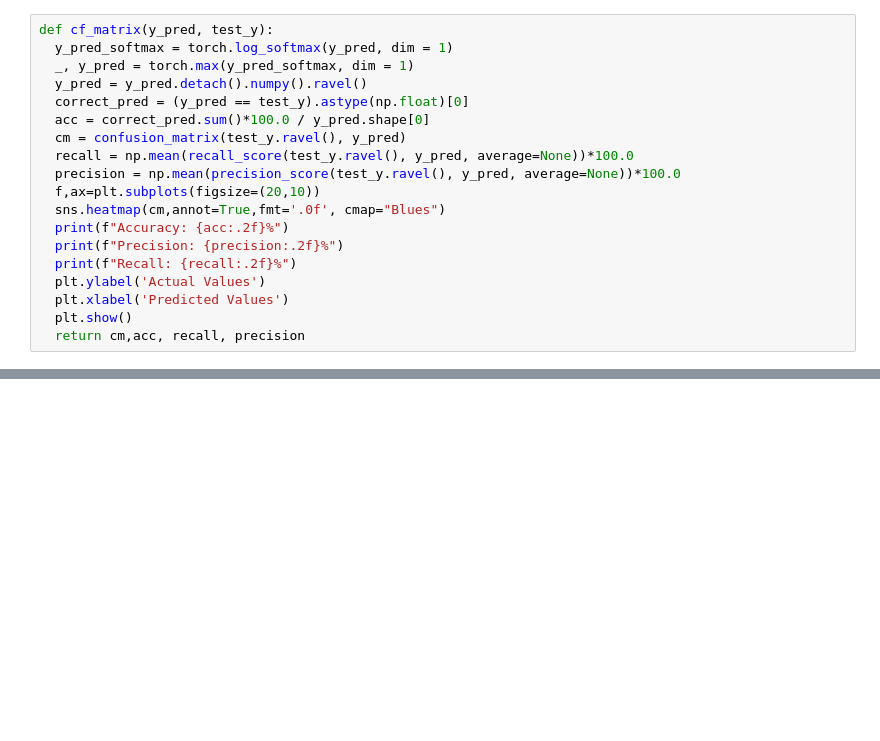
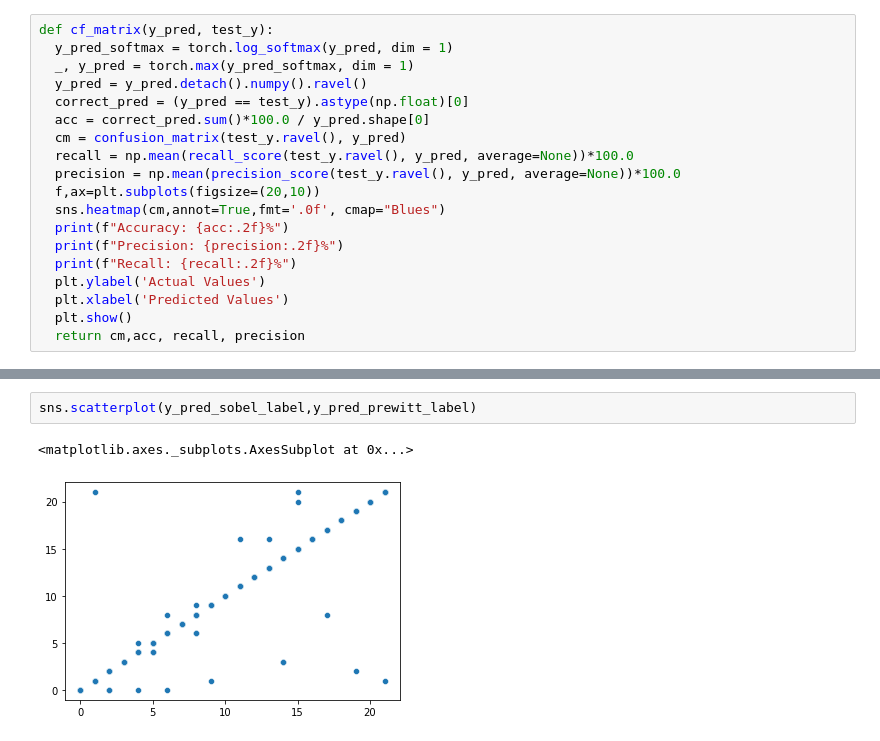
Before and after one commit to Saadman53/Thesis-Human-Activity-Recognition, a Jupyter notebook: Decision_Level_Fusion.ipynb, the cells around one changed output, grey strips where cells are left out. Cells and saved outputs as stored; diff of their text form; blank space fills up the shorter version.

```diff
--- a/Decision_Level_Fusion.ipynb
+++ b/Decision_Level_Fusion.ipynb
@@ -99,0 +144,5 @@ Recall: 100.00%
+# %%
+sns.scatterplot(y_pred_sobel_label,y_pred_prewitt_label)
+# %% [output]
+<matplotlib.axes._subplots.AxesSubplot at 0x...>
+[figure, added]
```
Also changed, not shown: parts of 9 cells of this notebook.
